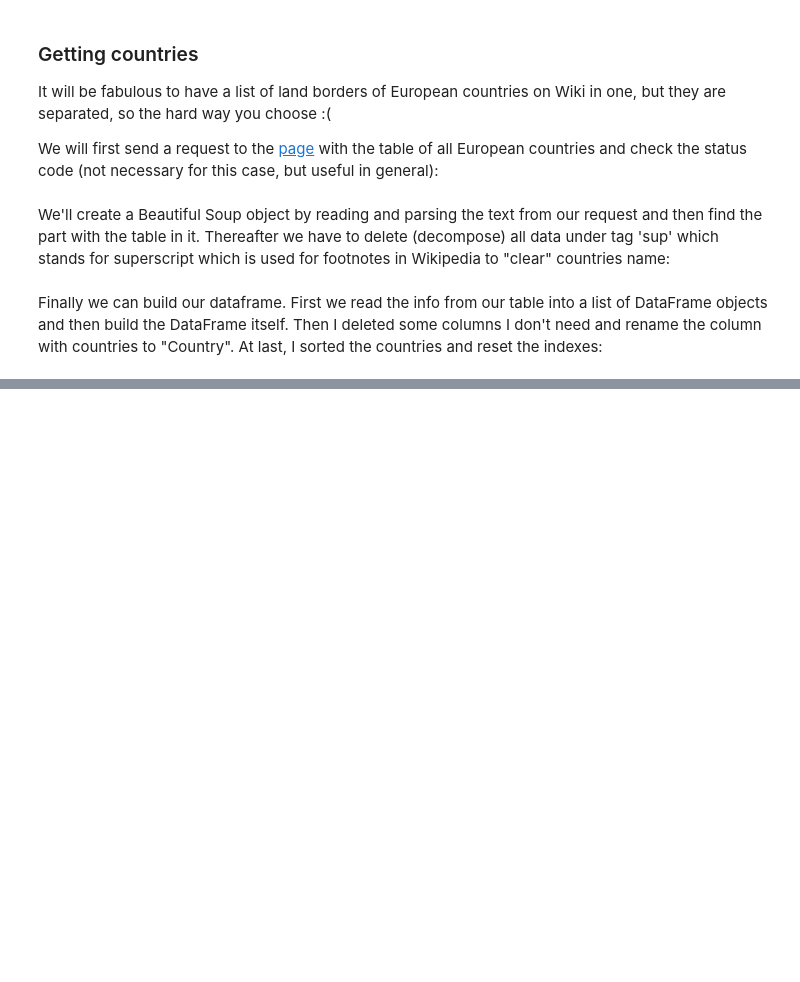
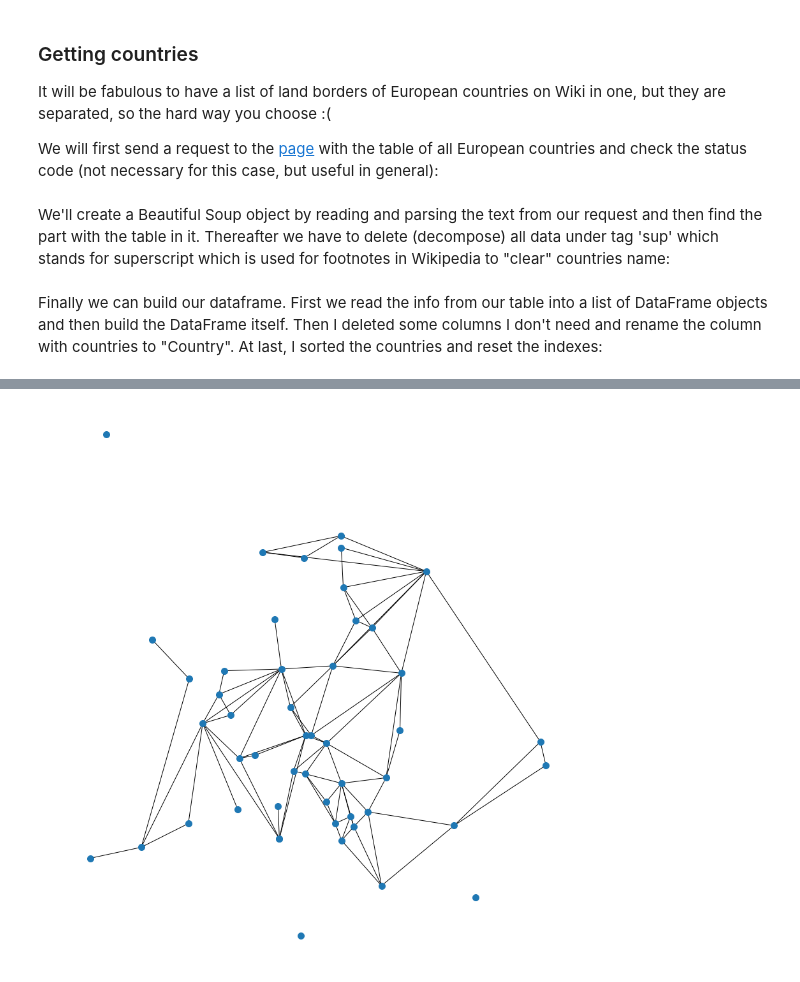
Before and after one commit to sltKaguya/itmo, a Jupyter notebook: discr_math/05_graph_theory/05_homework.ipynb, the cells around one changed output, grey strips where cells are left out. Cells and saved outputs as stored; diff of their text form; code cells hidden in the pictures; blank space fills up the shorter version.

Commit message:
DM: HW5: add libs: re, numpy, pyproj, utm, matplotlib. Make lists of land borders, make geo_location and convert to 2D

```diff
--- a/discr_math/05_graph_theory/05_homework.ipynb
+++ b/discr_math/05_graph_theory/05_homework.ipynb
@@ -102,5 +100,5 @@ for data in table_borders(['sup']):
 df_borders = pd.read_html(str(table_borders))
 df_borders = pd.DataFrame(df_borders[0])
 df_borders = df_borders.droplevel(0, axis=1)
-df_borders = df_borders.drop(df_borders.columns[[1, 2, 3, 4]], axis=1)
+df_borders.drop(df_borders.columns[[1, 2, 3, 4]], axis=1, inplace=True)
 df_borders.columns = ['Country', 'Borders']
@@ -117,5 +113,0 @@ float
-# %%
-df = df_countries.merge(df_borders, how='left')
-df['Borders'] = df['Borders'].str.split('\n')
-#df[['Borders']]
-df
@@ -139,0 +148,7 @@ df
+# %%
+df_geoloc = pd.read_csv('05_homework.csv')
+df_geoloc.drop(df_geoloc.columns[[1,4,5]], axis=1, inplace=True)
+df_geoloc.columns = ['Country', 'Latitude', 'Longitude']
+df_geoloc.at[132, 'Country'] = 'North Macedonia'
+df = df.merge(df_geoloc, how='left')
+df.head()
@@ -139,0 +162,30 @@ df
+# %%
+df['X'] = 0
+df['Y'] = 0
+transformer = Transformer.from_crs('epsg:4326', 'epsg:5643')
+for i in range(len(df)):
+    x, y = transformer.transform(df.at[i, 'Latitude'], df.at[i, 'Longitude'])
+    df.at[i, 'X'] = int(x)
+    df.at[i, 'Y'] = int(y)
+    # df['X'][i], df['Y'][i]
+
+df.X = df.X.astype(int)
+df.Y = df.Y.astype(int)
+# df
+# %%
+g = nx.Graph()
+for _, row in df.iterrows():
+    g.add_node(row['Country'], pos=(row['X'], row['Y']))
+
+for index, row in df.iterrows():
+    if isinstance(row['Borders'], list):
+        for i in range(len(row['Borders'])):
+            g.add_edge(row['Country'], row['Borders'][i])
+
+pos = nx.get_node_attributes(g, 'pos')
+
+plt.figure(1, figsize=(12, 12))
+nx.draw(g, pos, with_labels=False, node_size=100)
+tikzplotlib.save('eurograph.tex')
+# %% [output]
+[figure, added]
```
Also changed, not shown: parts of 16 cells of this notebook, 1 other file.
